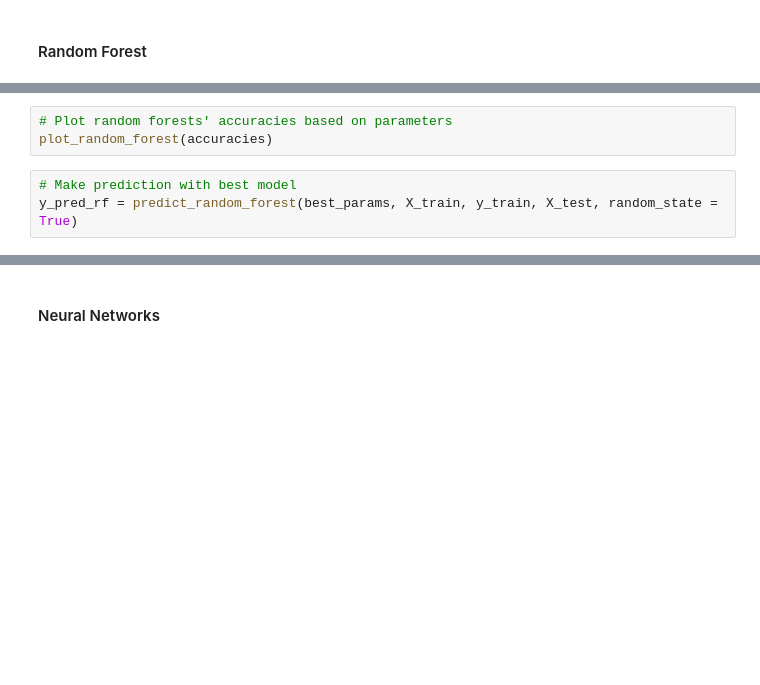
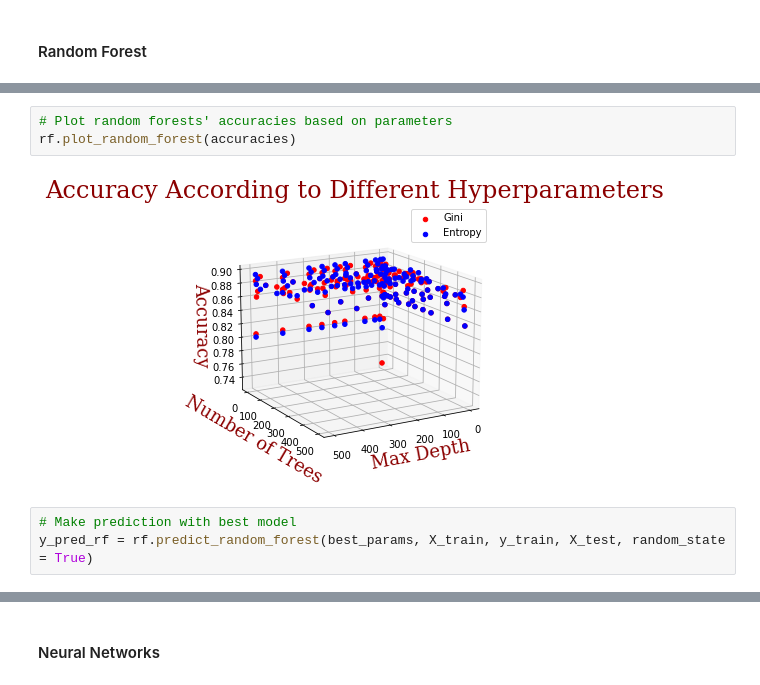
Before and after one commit to krishnapavanz/LarryOnBallots, a Jupyter notebook: models/model_evaluation.ipynb, the cells around one changed output, grey strips where cells are left out. Saved outputs shown, nothing was run; the diff lists cells and outputs as text; blank space fills up the shorter version.

```diff
--- a/models/model_evaluation.ipynb
+++ b/models/model_evaluation.ipynb
@@ -216,9 +253,11 @@ ValueError: Input contains NaN, infinity or a value too large for dtype('float64
 # %%
 # Plot random forests' accuracies based on parameters
-plot_random_forest(accuracies)
+rf.plot_random_forest(accuracies)
+# %% [output]
+[figure, added]
 # %%
 # Make prediction with best model
-y_pred_rf = predict_random_forest(best_params, X_train, y_train, X_test, random_state = True)
+y_pred_rf = rf.predict_random_forest(best_params, X_train, y_train, X_test, random_state = True)
 # %%
 # Accuracy & F-Score
 print("Accuracy: ", accuracy_score(y_test, y_pred_rf))
```
Also changed, not shown: parts of 18 cells of this notebook.
